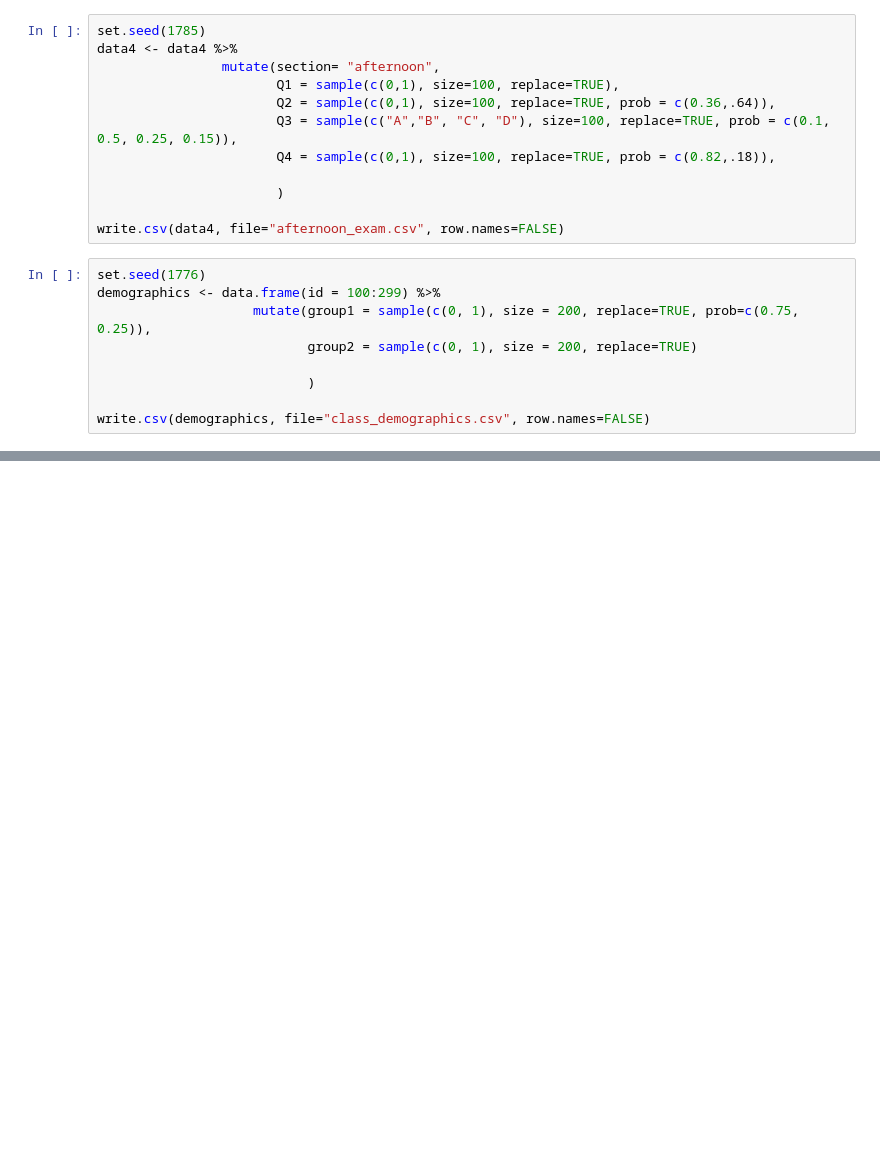
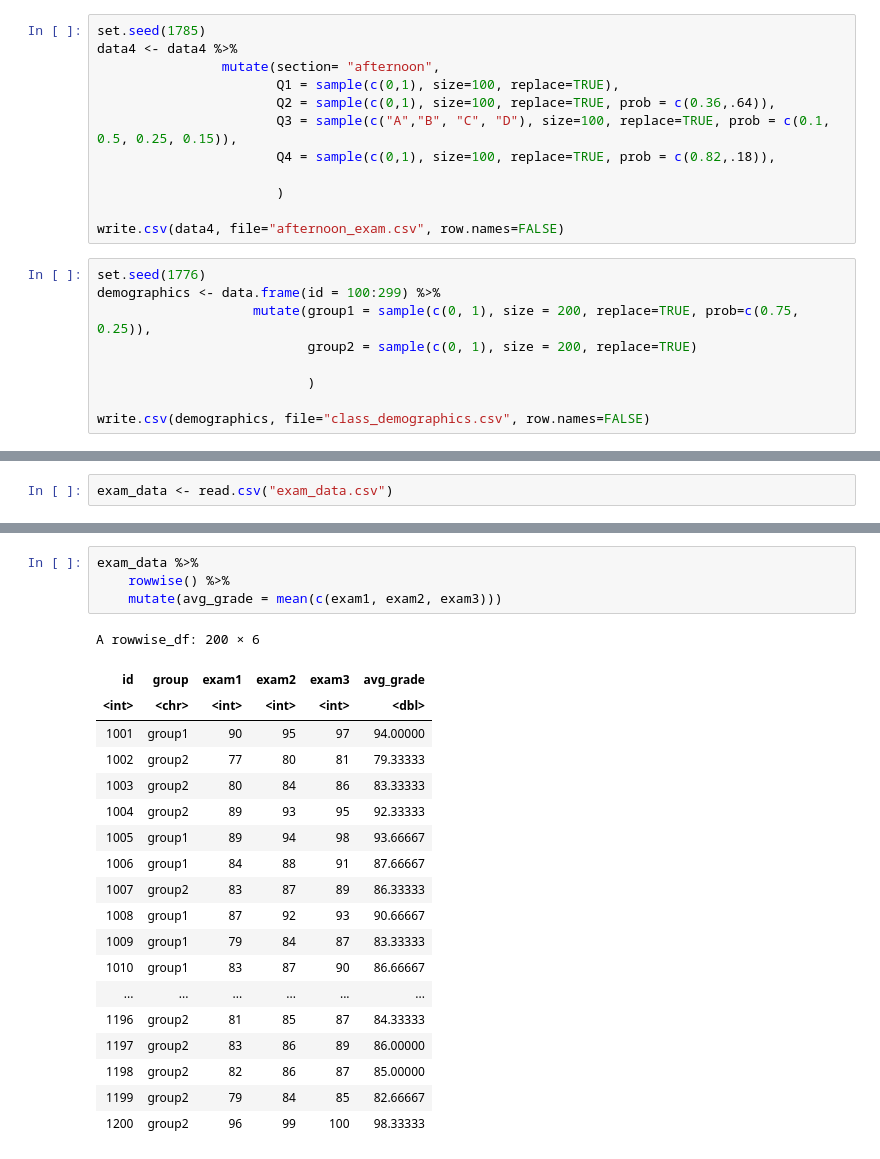
Before and after one commit to gphaser/Python-Intro, a Jupyter notebook: R version.ipynb, the cells around one changed output, grey strips where cells are left out. Cells and saved outputs as stored; diff of their text form; blank space fills up the shorter version.

```diff
--- a/R version.ipynb
+++ b/R version.ipynb
@@ -125,0 +128,2 @@ write.csv(demographics, file="class_demographics.csv", row.names=FALSE)
+# %%
+exam_data <- read.csv("exam_data.csv")
@@ -125,0 +141,24 @@ write.csv(demographics, file="class_demographics.csv", row.names=FALSE)
+# %%
+exam_data %>%
+    rowwise() %>%
+    mutate(avg_grade = mean(c(exam1, exam2, exam3)))
+# %% [output]
+A rowwise_df: 200 × 6
+| id | group | exam1 | exam2 | exam3 | avg_grade |
+| <int> | <chr> | <int> | <int> | <int> | <dbl> |
+| 1001 | group1 | 90 | 95 | 97 | 94.00000 |
+| 1002 | group2 | 77 | 80 | 81 | 79.33333 |
+| 1003 | group2 | 80 | 84 | 86 | 83.33333 |
+| 1004 | group2 | 89 | 93 | 95 | 92.33333 |
+| 1005 | group1 | 89 | 94 | 98 | 93.66667 |
+| 1006 | group1 | 84 | 88 | 91 | 87.66667 |
+| 1007 | group2 | 83 | 87 | 89 | 86.33333 |
+| 1008 | group1 | 87 | 92 | 93 | 90.66667 |
+| 1009 | group1 | 79 | 84 | 87 | 83.33333 |
+| 1010 | group1 | 83 | 87 | 90 | 86.66667 |
+| ... | ... | ... | ... | ... | ... |
+| 1196 | group2 | 81 | 85 | 87 | 84.33333 |
+| 1197 | group2 | 83 | 86 | 89 | 86.00000 |
+| 1198 | group2 | 82 | 86 | 87 | 85.00000 |
+| 1199 | group2 | 79 | 84 | 85 | 82.66667 |
+| 1200 | group2 | 96 | 99 | 100 | 98.33333 |
```
Also changed, not shown: parts of 6 cells of this notebook, 1 other file.
